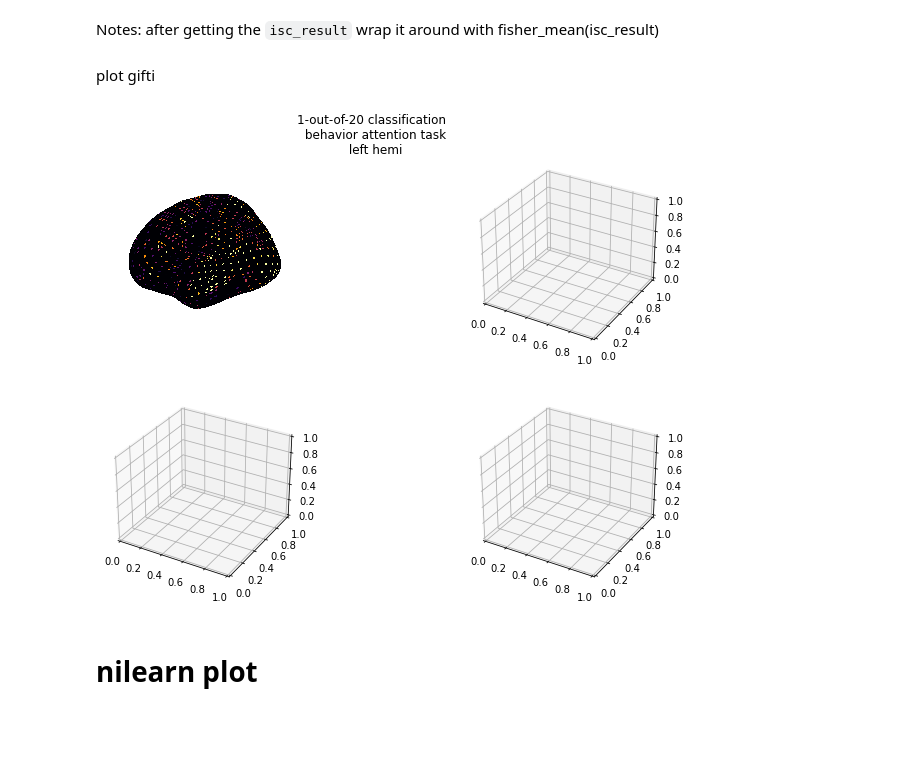
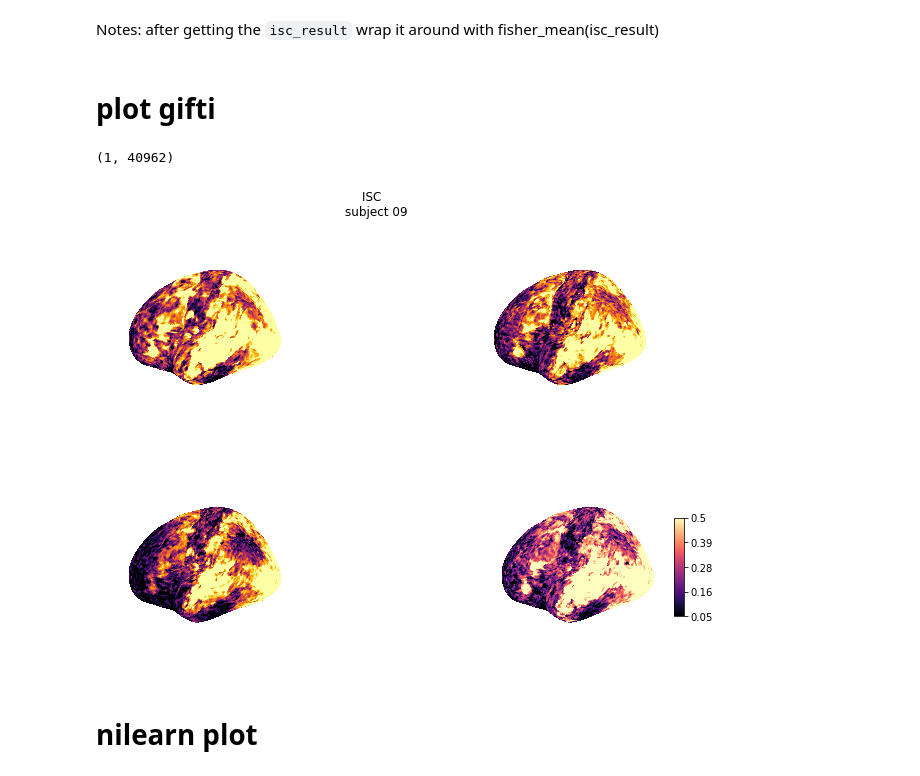
Before and after one commit to jungheejung/life-encoding, a Jupyter notebook: scripts/utils/check_isc.ipynb, the cells around one changed output. Drawn from its saved outputs; the diff is of its cells as text; code cells hidden in the pictures; blank space fills up the shorter version.

```diff
--- a/scripts/utils/check_isc.ipynb
+++ b/scripts/utils/check_isc.ipynb
@@ -212,8 +199,8 @@ output_fn = os.path.join('/Volumes/life-encoding/scripts/sandbox_isc/isc_fisher_
 # %% [markdown]
 Notes: after getting the `isc_result`
 wrap it around with fisher_mean(isc_result)
-# %% [markdown]
-plot gifti
+# %% [markdown]
+# plot gifti
 # %%
 from nilearn.plotting import plot_surf
 import matplotlib.pyplot as plt
@@ -223,24 +210,32 @@ fsaverage_gii_R = os.path.join(suma_dir, 'rh.pial.gii')
 fsaverage_inflated_L = os.path.join(suma_dir, 'lh.inflated.gii')
 fsaverage_inflated_R = os.path.join(suma_dir, 'rh.inflated.gii')
 isc_fisher_L = '/Volumes/life-encoding/scripts/sandbox_isc/isc_fisher_HAcommon_run1_lh.gii'
-isc_sub01_L = '/Volumes/life-encoding/scripts/sandbox_isc/test.gii'
+isc_sub01_L = '/Volumes/life-encoding/scripts/sandbox_isc/subjectwise-ISC_sub-rid000001_HAcommon_run1_lh.gii'
+isc_sub05_L = '/Volumes/life-encoding/scripts/sandbox_isc/subjectwise-ISC_sub-rid000005_HAcommon_run1_lh.gii'
+isc_sub06_L = '/Volumes/life-encoding/scripts/sandbox_isc/subjectwise-ISC_sub-rid000006_HAcommon_run1_lh.gii'
+isc_sub09_L = '/Volumes/life-encoding/scripts/sandbox_isc/subjectwise-ISC_sub-rid000009_HAcommon_run1_lh.gii'
+# %%
+read_gifti(isc_fisher_L).shape
+# %% [output]
+(1, 40962)
 # %%
 # f, axs = plt.subplots(2, 2)
 figure, axes = plt.subplots(2,2,subplot_kw={'projection': '3d'},figsize = (12,8))
 plot_surf(fsaverage_inflated_L,isc_sub01_L,
           title='ISC \n behavior attention task\n left hemi',
-          hemi='left', view = 'lateral', vmin=.05, vmax=.20, cmap = 'inferno',axes=axes[0][0])
-# plot_surf(fsaverage_inflated_R,mean_cl20_behtask_R, colorbar = True,
-#           title='1-out-of-20 classification \n behavior attention task\n right hemi',
-#           hemi='right', view = 'lateral', vmin=.05, vmax=.20, cmap = 'inferno',axes=axes[0][1])
-# plot_surf(fsaverage_inflated_L,mean_cl20_taxtask_L,
-#           title='1-out-of-20 classification \n taxonomy attention task\n left hemi',
-#           hemi='left', view = 'lateral', vmin=.05, vmax=.20, cmap = 'inferno',axes=axes[1][0])
-# plot_surf(fsaverage_inflated_R,mean_cl20_taxtask_R, colorbar = True,
-#           title='1-out-of-20 classification \n taxonomy attention task\n right hemi',
-#           hemi='right', view = 'lateral', vmin=.05, vmax=.20, cmap = 'inferno',axes=axes[1][1])
+          hemi='left', view = 'lateral', vmin=.05, vmax=.5, cmap = 'inferno',axes=axes[0][0])
+plot_surf(fsaverage_inflated_L,isc_sub05_L,
+title='ISC \n behavior attention task\n left hemi',
+hemi='left', view = 'lateral', vmin=.05, vmax=.50, cmap = 'inferno',axes=axes[0][1])
+plot_surf(fsaverage_inflated_L,isc_sub06_L,
+title='ISC \n behavior attention task\n left hemi',
+hemi='left', view = 'lateral', vmin=.05, vmax=.50, cmap = 'inferno',axes=axes[1][0])
+plot_surf(fsaverage_inflated_L,isc_sub09_L,
+title='ISC \n subject 09', colorbar=True,
+hemi='left', view = 'lateral', vmin=.05, vmax=.50, cmap = 'magma',axes=axes[1][1])
+
 plt.show()
 # %% [output]
-[figure, old version]
+[figure, new version]
 # %% [markdown]
 # nilearn plot
```
Also changed, not shown: parts of 16 cells of this notebook.
